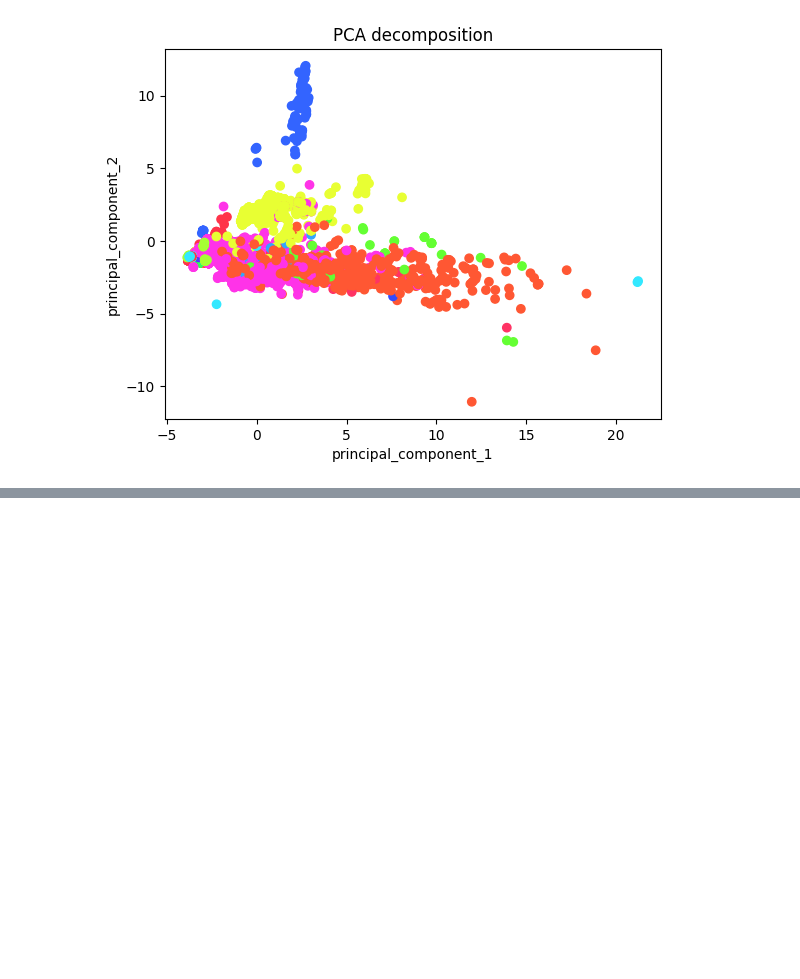
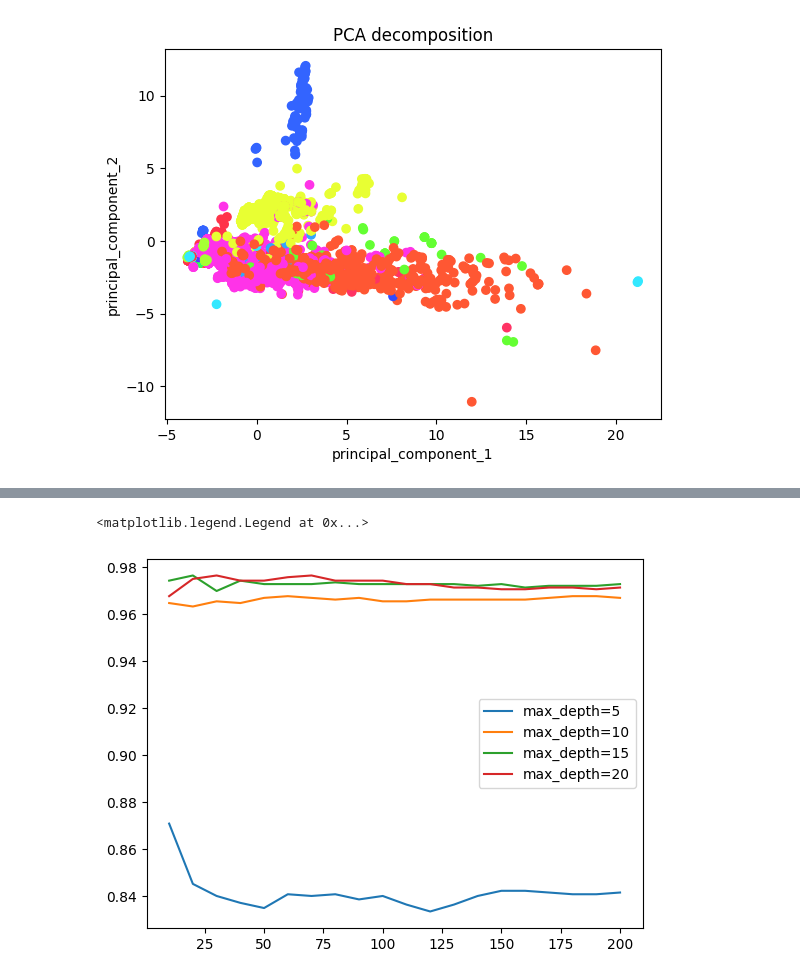
Before and after one commit to Ishikawa7/TechCollabTest, a Jupyter notebook: MalwaresPlayGround/notebook.ipynb, the cells around one changed output, grey strips where cells are left out. Saved outputs shown, nothing was run; the diff lists cells and outputs as text; code cells hidden in the pictures; blank space fills up the shorter version.

```diff
--- a/MalwaresPlayGround/notebook.ipynb
+++ b/MalwaresPlayGround/notebook.ipynb
@@ -306,0 +381,11 @@ array([1.43369176e-03, 0.00000000e+00, 0.00000000e+00, 0.00000000e+00,
+# %%
+for d in [5, 10, 15, 20]:
+    df_subset = df_scores[df_scores.max_depth == d]
+
+    plt.plot(df_subset.n_estimators, df_subset.accuracy,
+             label='max_depth=%d' % d)
+
+plt.legend()
+# %% [output]
+<matplotlib.legend.Legend at 0x...>
+[figure, added]
```
Also changed, not shown: parts of 25 cells of this notebook.
